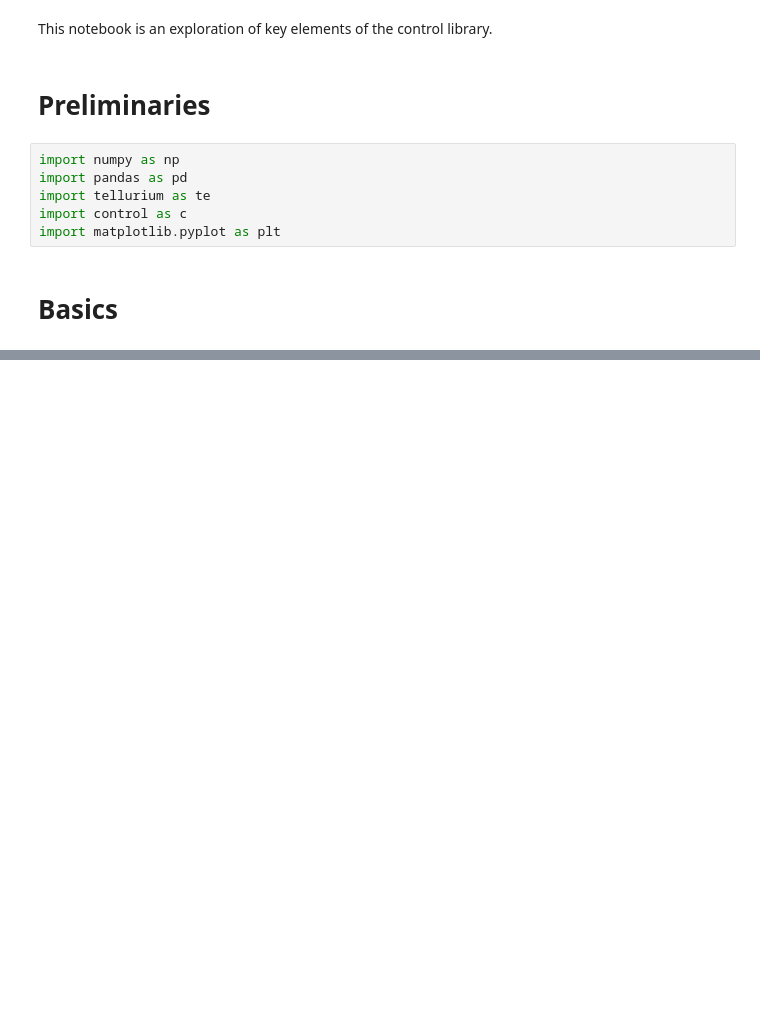
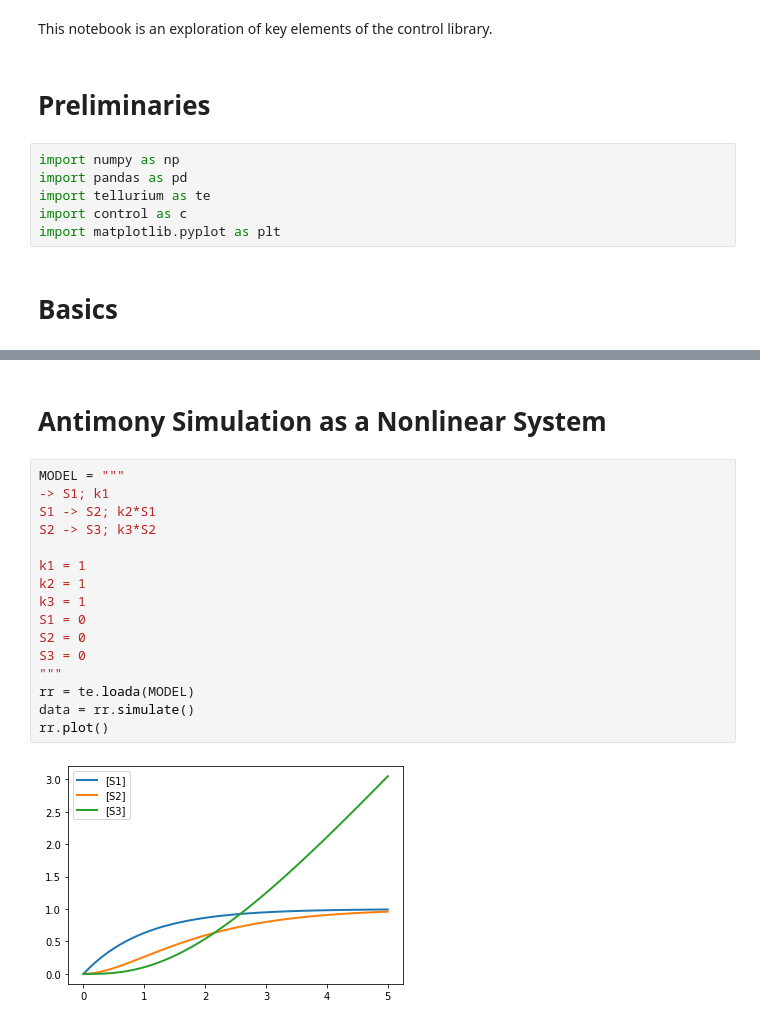
Before and after one commit to joseph-hellerstein/Advanced-Controls-for-Bioengineers, a Jupyter notebook: notebooks/Python Control LIbrary.ipynb, the cells around one changed output, grey strips where cells are left out. Drawn from its saved outputs; the diff is of its cells as text; blank space fills up the shorter version.

```diff
--- a/notebooks/Python Control LIbrary.ipynb
+++ b/notebooks/Python Control LIbrary.ipynb
@@ -31,0 +136,20 @@ sys
+# %% [markdown]
+# Antimony Simulation as a Nonlinear System
+# %%
+MODEL = """
+-> S1; k1
+S1 -> S2; k2*S1
+S2 -> S3; k3*S2
+
+k1 = 1
+k2 = 1
+k3 = 1
+S1 = 0
+S2 = 0
+S3 = 0
+"""
+rr = te.loada(MODEL)
+data = rr.simulate()
+rr.plot()
+# %% [output]
+[figure, added]
```
Also changed, not shown: parts of 14 cells of this notebook, 1 other file.
